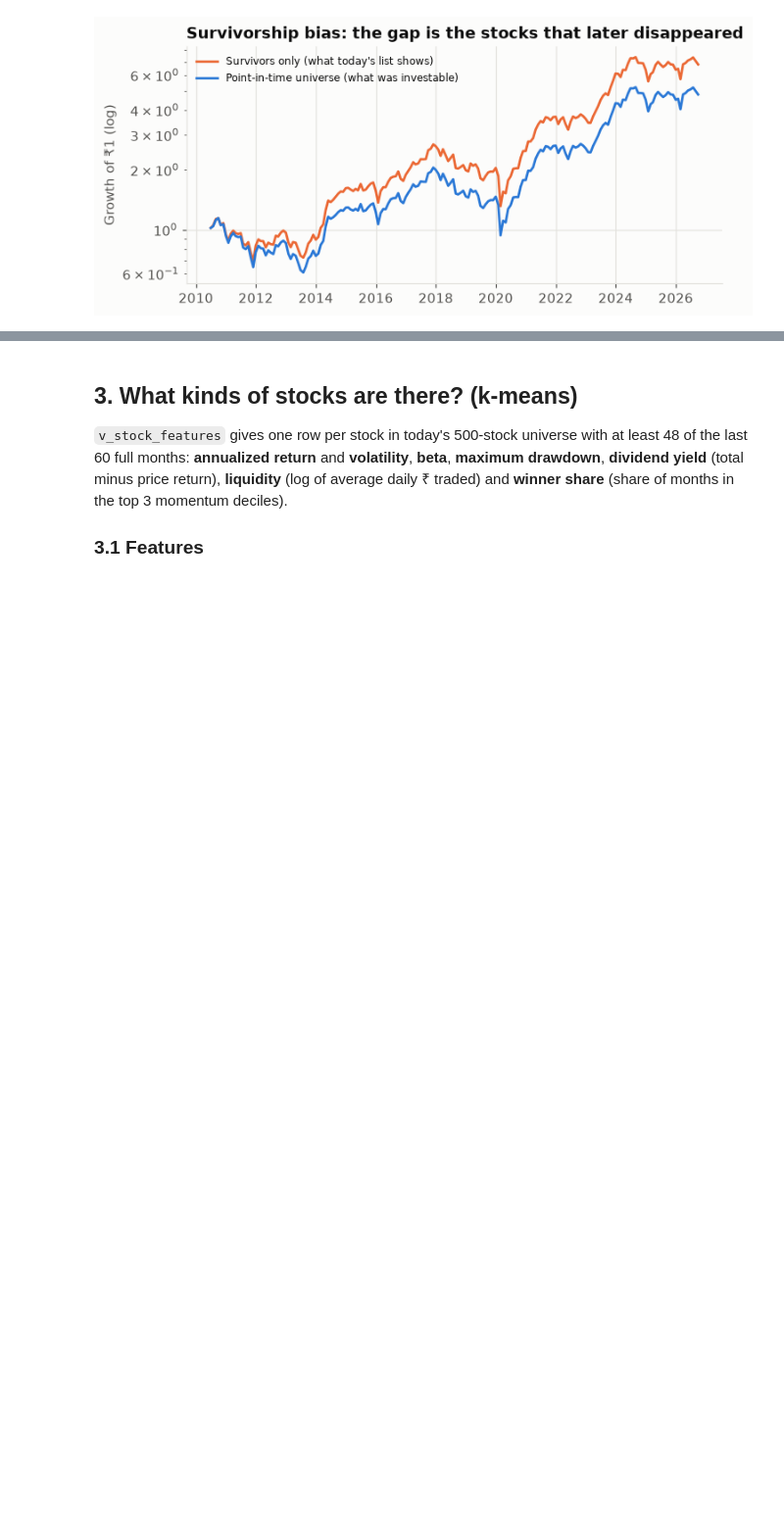
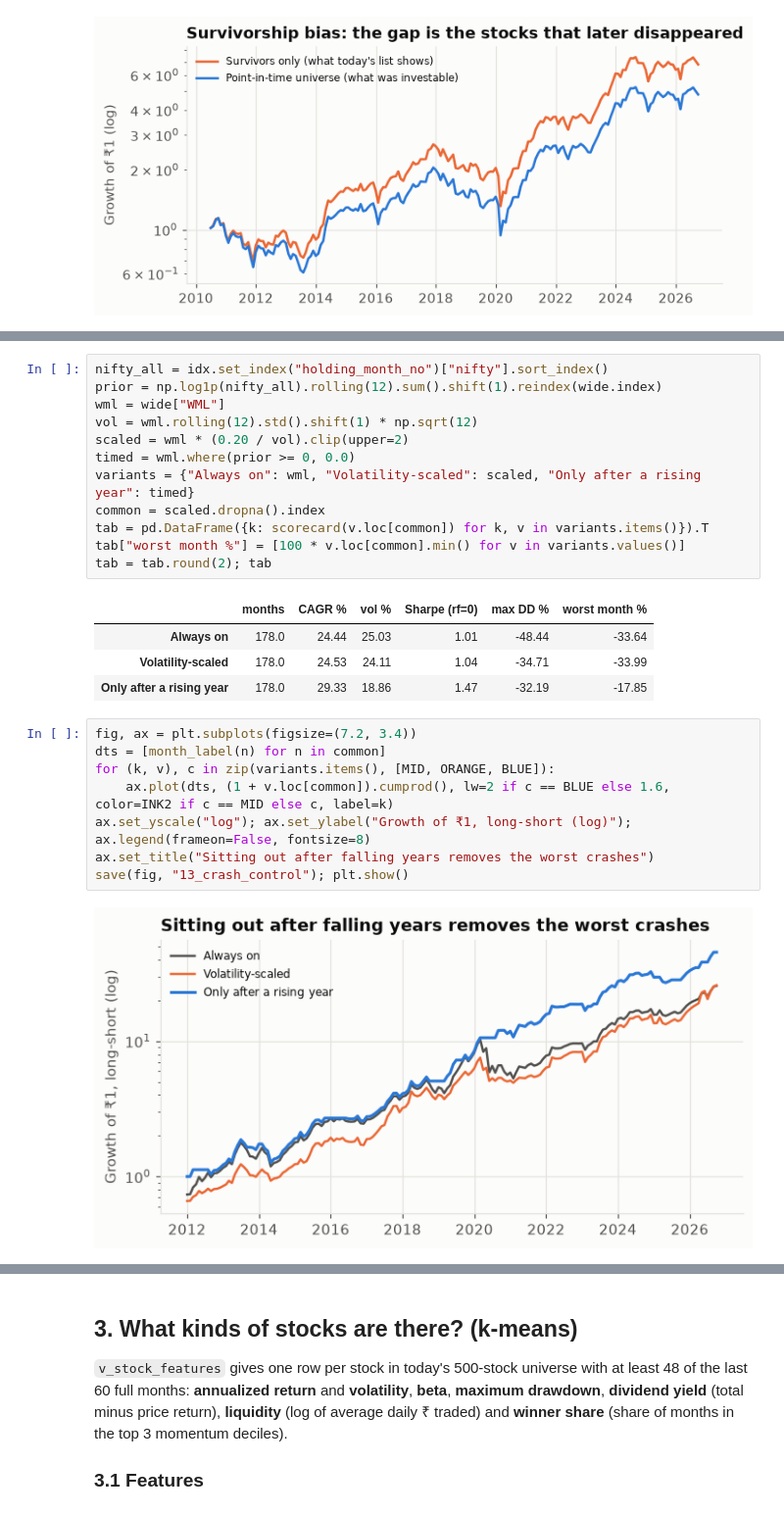
Before and after one commit to EktaSharma-github/niftyquant, a Jupyter notebook: analytics/niftyquant_kmeans.ipynb, the cells around one changed output, grey strips where cells are left out. Shown at 98% size. Cells and saved outputs as stored; diff of their text form; blank space fills up the shorter version.

```diff
--- a/analytics/niftyquant_kmeans.ipynb
+++ b/analytics/niftyquant_kmeans.ipynb
@@ -404,0 +534,27 @@ rebuilt at every month-end from the prices known *that day*, with delisted stock
+# %%
+nifty_all = idx.set_index("holding_month_no")["nifty"].sort_index()
+prior = np.log1p(nifty_all).rolling(12).sum().shift(1).reindex(wide.index)
+wml = wide["WML"]
+vol = wml.rolling(12).std().shift(1) * np.sqrt(12)
+scaled = wml * (0.20 / vol).clip(upper=2)
+timed = wml.where(prior >= 0, 0.0)
+variants = {"Always on": wml, "Volatility-scaled": scaled, "Only after a rising year": timed}
+common = scaled.dropna().index
+tab = pd.DataFrame({k: scorecard(v.loc[common]) for k, v in variants.items()}).T
+tab["worst month %"] = [100 * v.loc[common].min() for v in variants.values()]
+tab = tab.round(2); tab
+# %% [output]
+|  | months | CAGR % | vol % | Sharpe (rf=0) | max DD % | worst month % |
+| Always on | 178.0 | 24.44 | 25.03 | 1.01 | -48.44 | -33.64 |
+| Volatility-scaled | 178.0 | 24.53 | 24.11 | 1.04 | -34.71 | -33.99 |
+| Only after a rising year | 178.0 | 29.33 | 18.86 | 1.47 | -32.19 | -17.85 |
+# %%
+fig, ax = plt.subplots(figsize=(7.2, 3.4))
+dts = [month_label(n) for n in common]
+for (k, v), c in zip(variants.items(), [MID, ORANGE, BLUE]):
+    ax.plot(dts, (1 + v.loc[common]).cumprod(), lw=2 if c == BLUE else 1.6, color=INK2 if c == MID else c, label=k)
+ax.set_yscale("log"); ax.set_ylabel("Growth of ₹1, long-short (log)"); ax.legend(frameon=False, fontsize=8)
+ax.set_title("Sitting out after falling years removes the worst crashes")
+save(fig, "13_crash_control"); plt.show()
+# %% [output]
+[figure, added]
```
Also changed, not shown: parts of 22 cells of this notebook, 9 other files.
